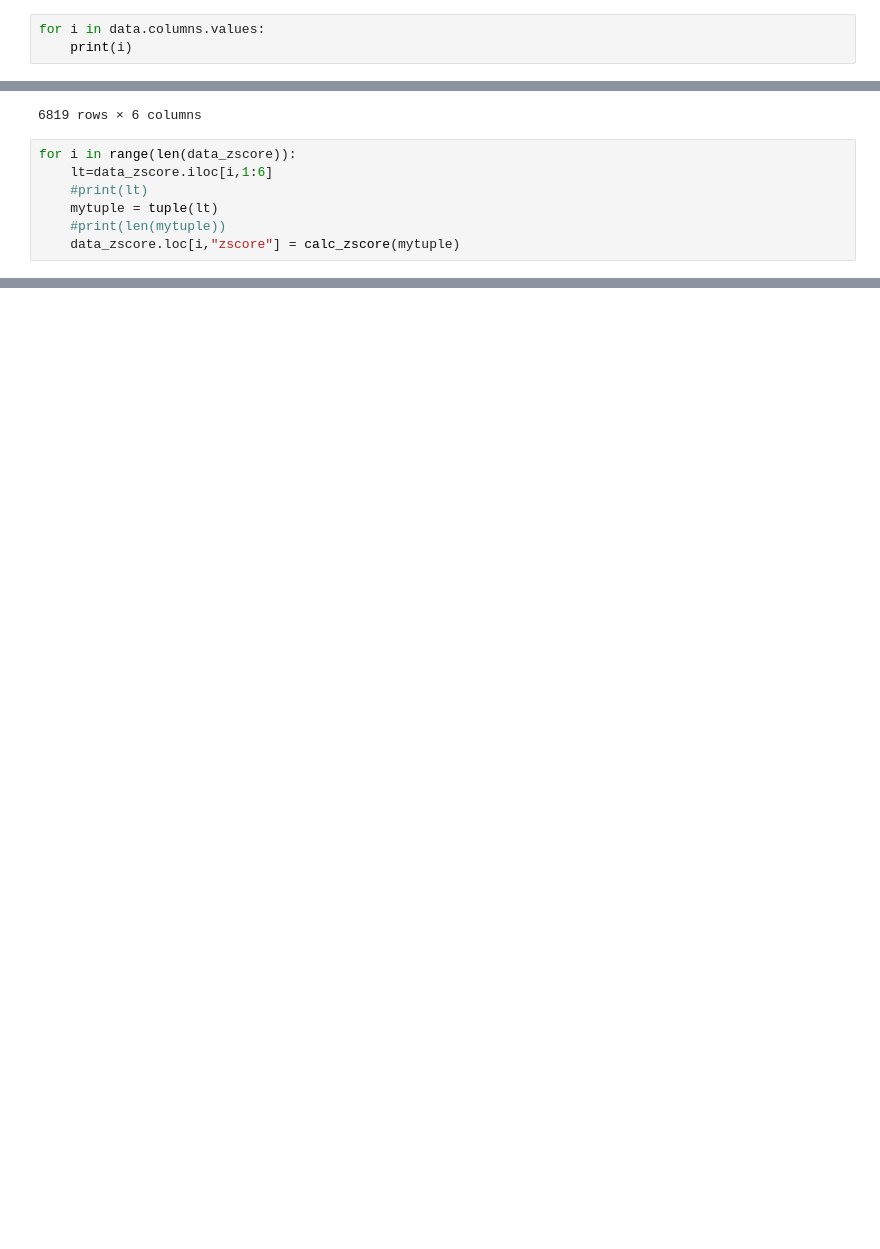
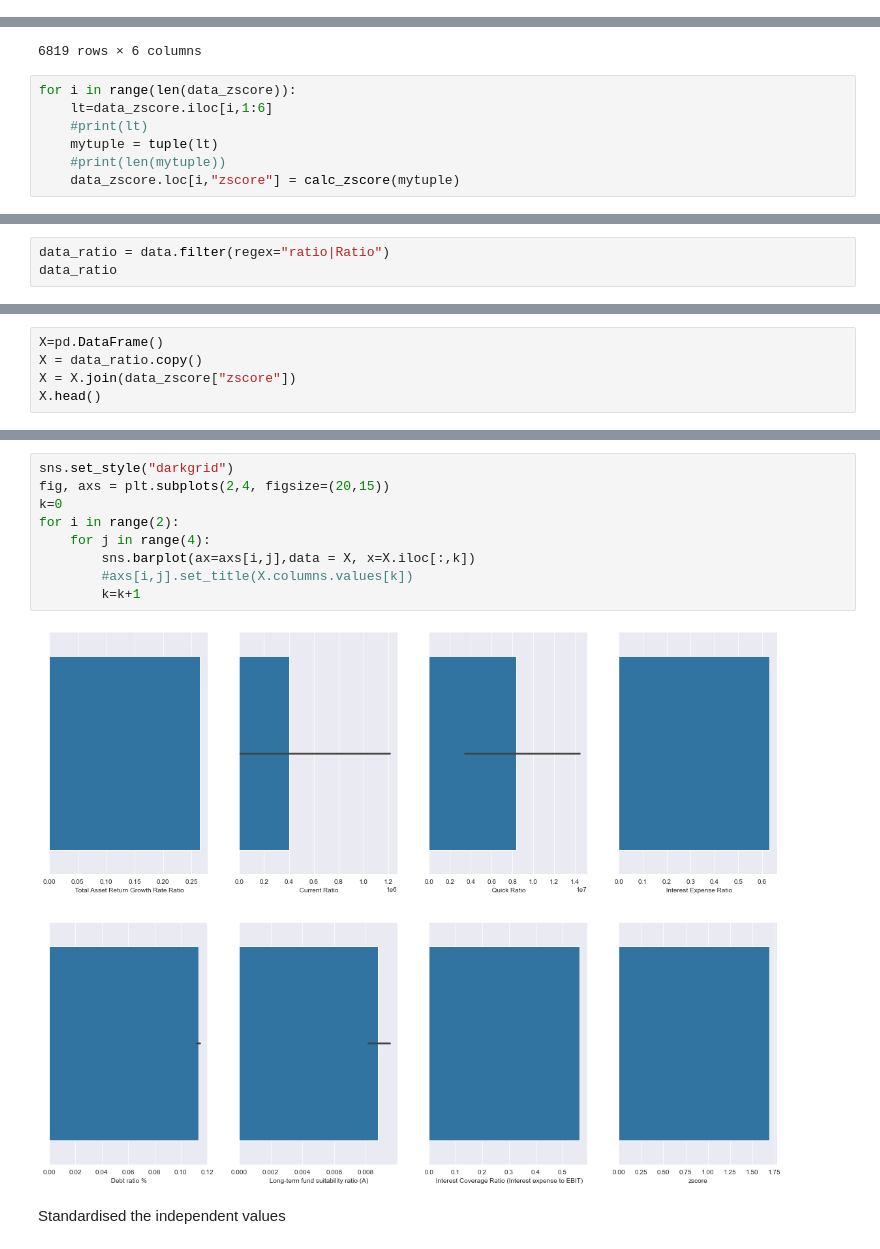
Before and after one commit to shaliniscode/Bankruptcy_analysis, a Jupyter notebook: Bankruptcy_analysis.ipynb, the cells around one changed output, grey strips where cells are left out. Cells and saved outputs as stored; diff of their text form; blank space fills up the shorter version.

```diff
--- a/Bankruptcy_analysis.ipynb
+++ b/Bankruptcy_analysis.ipynb
@@ -74,6 +74,3 @@ array(['Bankrupt?',
        ' Liability to Equity', ' Degree of Financial Leverage (DFL)',
        ' Interest Coverage Ratio (Interest expense to EBIT)',
        ' Net Income Flag', ' Equity to Liability'], dtype=object)
-# %%
-for i in data.columns.values:
-    print(i)
@@ -217,0 +176,3 @@ data_zscore.head(10)
+# %%
+data_ratio = data.filter(regex="ratio|Ratio")
+data_ratio
@@ -217,0 +193,5 @@ data_zscore.head(10)
+# %%
+X=pd.DataFrame()
+X = data_ratio.copy()
+X = X.join(data_zscore["zscore"])
+X.head()
@@ -217,0 +217,13 @@ data_zscore.head(10)
+# %%
+sns.set_style("darkgrid")
+fig, axs = plt.subplots(2,4, figsize=(20,15))
+k=0
+for i in range(2):
+    for j in range(4):
+        sns.barplot(ax=axs[i,j],data = X, x=X.iloc[:,k])
+        #axs[i,j].set_title(X.columns.values[k])
+        k=k+1
+# %% [output]
+[figure, added]
+# %% [markdown]
+Standardised the independent values
```
Also changed, not shown: parts of 30 cells of this notebook.
